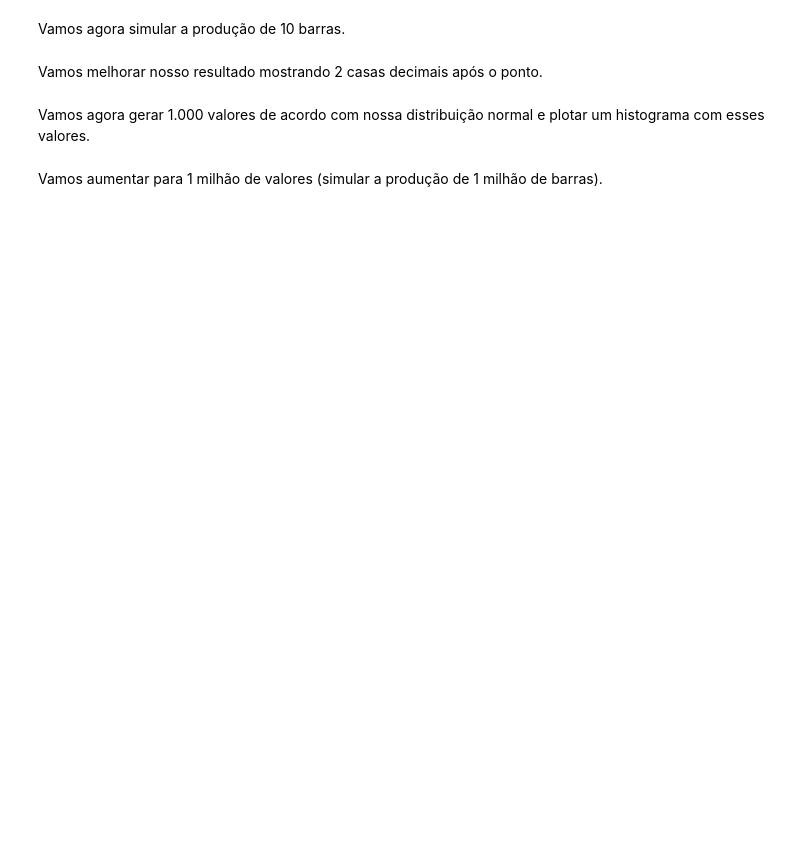
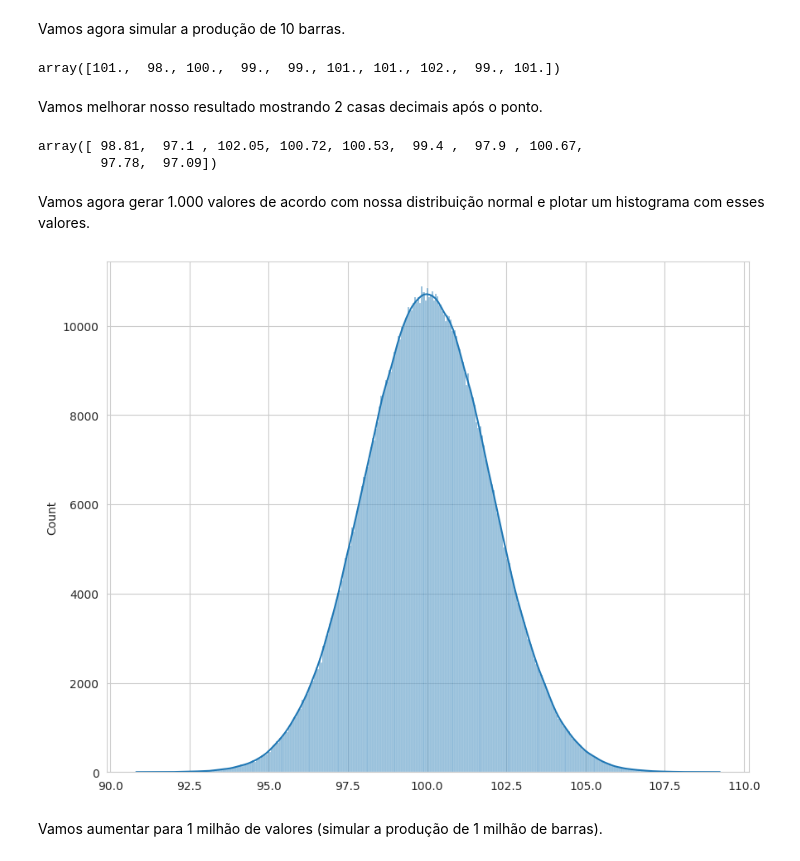
Before and after one commit to UlissesJunior/XMAC02-MetodosMatematicosAnaliseDados, a Jupyter notebook: Notebooks/Aula12 - Distribuição Normal/Aula12.ipynb, the cells around one changed output. Saved outputs shown, nothing was run; the diff lists cells and outputs as text; code cells hidden in the pictures; blank space fills up the shorter version.

```diff
--- a/Notebooks/Aula12 - Distribuição Normal/Aula12.ipynb
+++ b/Notebooks/Aula12 - Distribuição Normal/Aula12.ipynb
@@ -9,8 +16,25 @@ Considere que uma manufatura fabrica barras de aço de 100 mm, com um desvio pad
 # %% [markdown]
 Vamos agora simular a produção de 10 barras.
+# %%
+np.round(np.random.normal(100, 2, 10))
+# %% [output]
+array([101.,  98., 100.,  99.,  99., 101., 101., 102.,  99., 101.])
 # %% [markdown]
 Vamos melhorar nosso resultado mostrando 2 casas decimais após o ponto.
+# %%
+np.round(np.random.normal(100,2,10),2)
+# %% [output]
+array([ 98.81,  97.1 , 102.05, 100.72, 100.53,  99.4 ,  97.9 , 100.67,
+        97.78,  97.09])
 # %% [markdown]
 Vamos agora gerar 1.000 valores de acordo com nossa distribuição normal e plotar um histograma com esses valores.
+# %%
+plt.rcParams["figure.figsize"]=[10,8]
+sns.set_style(style='whitegrid')
+a = np.random.normal(100, 2, 1000000)
+sns.histplot(x=a, kde=True)
+plt.show()
+# %% [output]
+[figure, added]
 # %% [markdown]
 Vamos aumentar para 1 milhão de valores (simular a produção de 1 milhão de barras).
```
Also changed, not shown: parts of 10 cells of this notebook.
